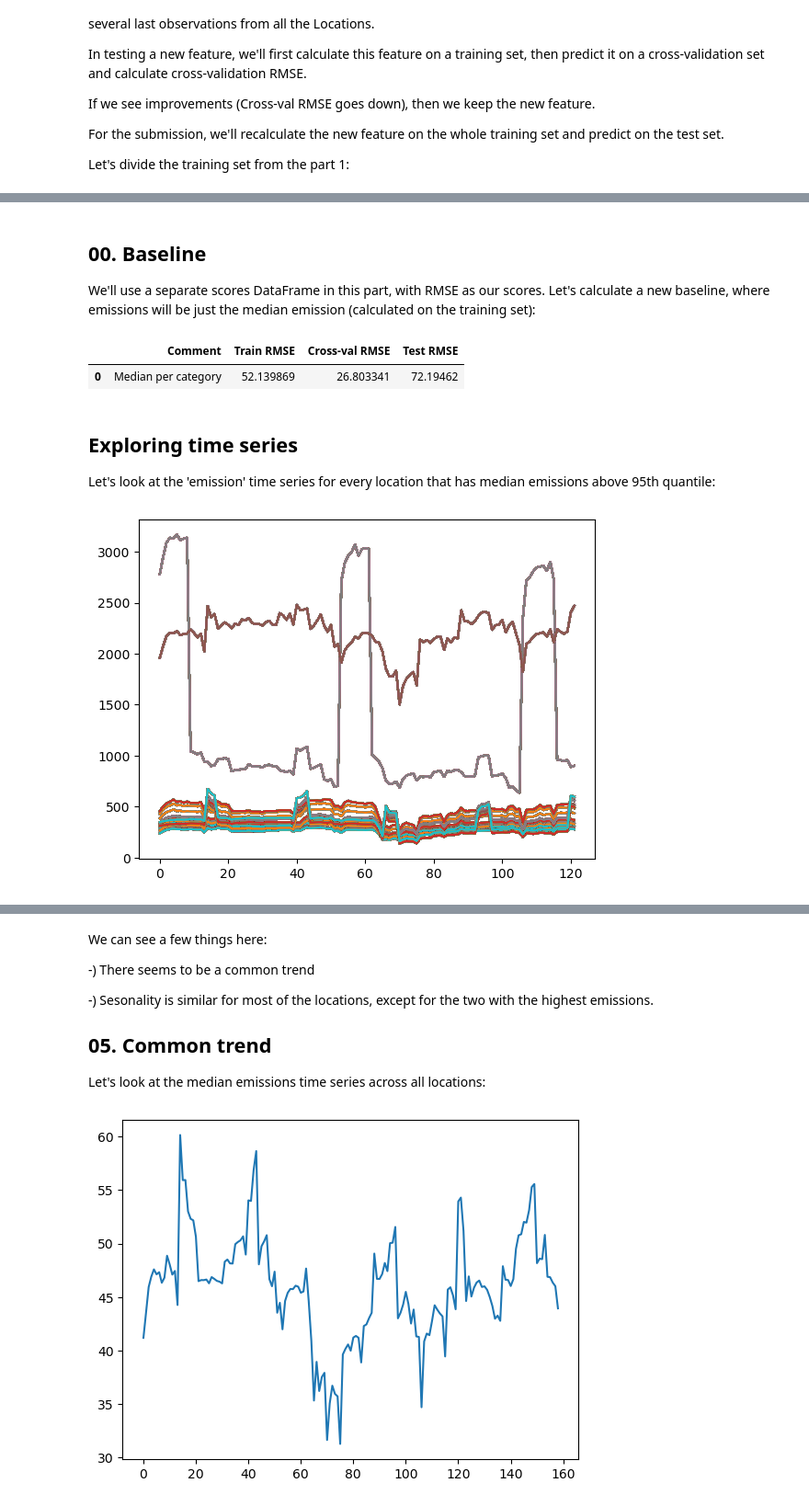
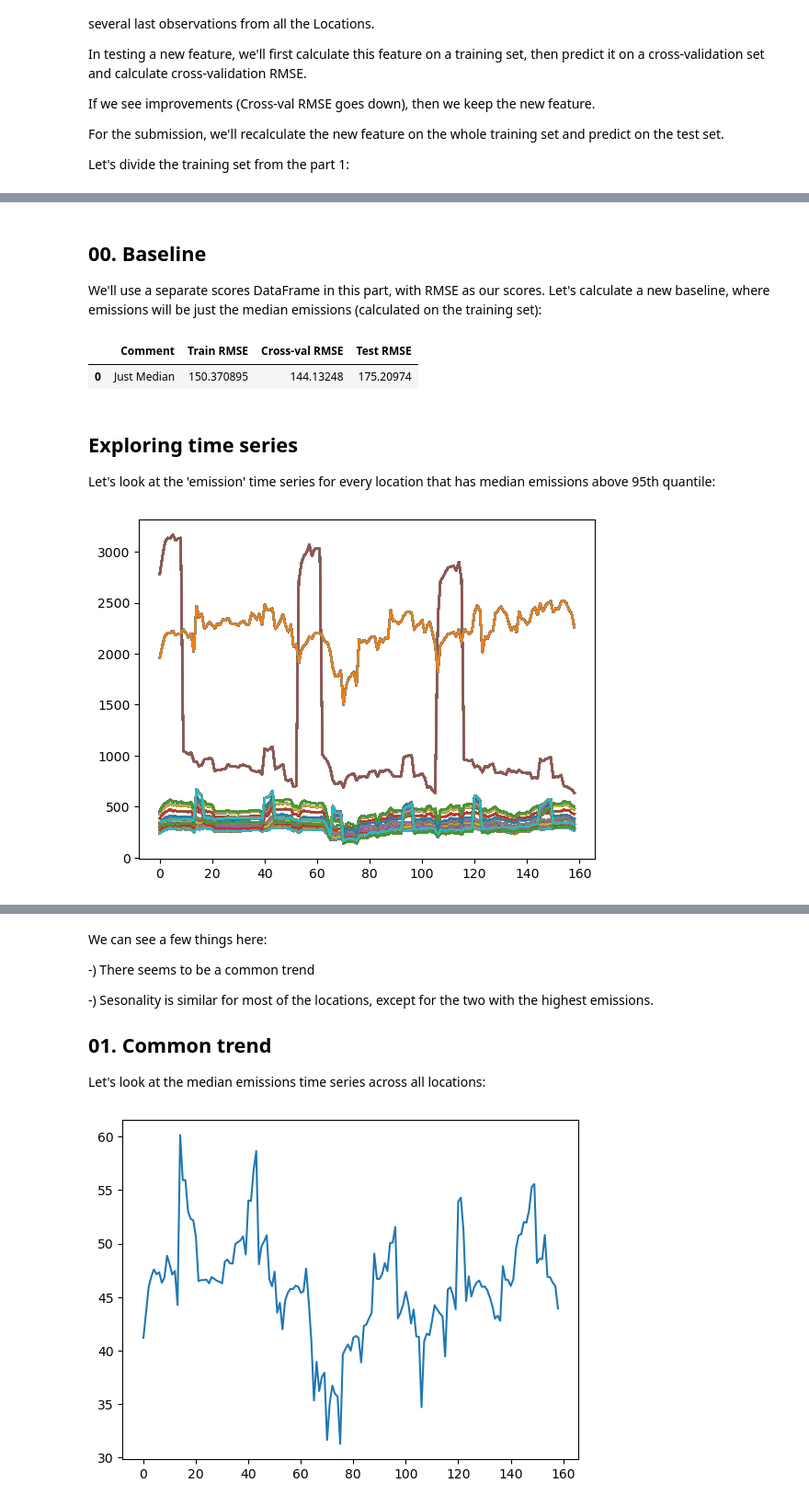
Before and after one commit to NickVasenkov/CO2-Emissions, a Jupyter notebook: CO2 Emissions 2.ipynb, the cells around one changed output, grey strips where cells are left out. Shown at 92% size. Saved outputs shown, nothing was run; the diff lists cells and outputs as text; code cells hidden in the pictures.

```diff
--- a/CO2 Emissions 2.ipynb
+++ b/CO2 Emissions 2.ipynb
@@ -61,7 +63,7 @@ The last 5 rows of the cross-validation set:
 # %% [markdown]
 ## 00. Baseline
 
-We'll use a separate scores DataFrame in this part, with RMSE as our scores. Let's calculate a new baseline, where emissions will be just the median emission (calculated on the training set):
+We'll use a separate scores DataFrame in this part, with RMSE as our scores. Let's calculate a new baseline, where emissions will be just the median emissions (calculated on the training set):
 # %%
 study_number = '00'
 
@@ -95,15 +84,15 @@ submission.to_csv('submissions/submission_2_' + study_number + '.csv', index=Fal
 scores_df = pd.DataFrame({'Comment': [], 'Train RMSE': [], 'Cross-val RMSE': [], 'Test RMSE': []})
 
 # Write down the scores
-scores_df.loc[int(study_number), 'Comment'] = 'Median per category'
+scores_df.loc[int(study_number), 'Comment'] = 'Just Median'
 scores_df.loc[int(study_number), 'Train RMSE'] = score_train
 scores_df.loc[int(study_number), 'Cross-val RMSE'] = score_cv
-scores_df.loc[int(study_number), 'Test RMSE'] = 72.19462
+scores_df.loc[int(study_number), 'Test RMSE'] = 175.20974
 
 scores_df
 # %% [output]
 |  | Comment | Train RMSE | Cross-val RMSE | Test RMSE |
-| 0 | Median per category | 52.139869 | 26.803341 | 72.19462 |
+| 0 | Just Median | 150.370895 | 144.13248 | 175.20974 |
 # %% [markdown]
 ## Exploring time series
 
@@ -111,13 +100,13 @@ Let's look at the 'emission' time series for every location that has median emis
 # %%
 %%time
 
-quantile = train['emission'].quantile(0.95)
+quantile = train_from_part_1['emission'].quantile(0.95)
 
 import matplotlib.pyplot as plt
 
-for location in train.loc[train['Location_enc'] > quantile, 'Location_enc']:
-    series = train.loc[train['Location_enc'] == location, 'emission']
+for location in train_from_part_1.loc[train_from_part_1['Location_enc'] > quantile, 'Location']:
+    series = train_from_part_1.loc[train_from_part_1['Location'] == location, 'emission']
     plt.plot(range(len(series)), series)
 plt.show()
 # %% [output]
-[figure, old version]
+[figure, new version]
@@ -130,7 +119,7 @@ We can see a few things here:
 
 -) Sesonality is similar for most of the locations, except for the two with the highest emissions.
 
-## 05. Common trend
+## 01. Common trend
 
 Let's look at the median emissions time series across all locations:
 # %%
```
Also changed, not shown: parts of 24 cells of this notebook, 7 other files.
